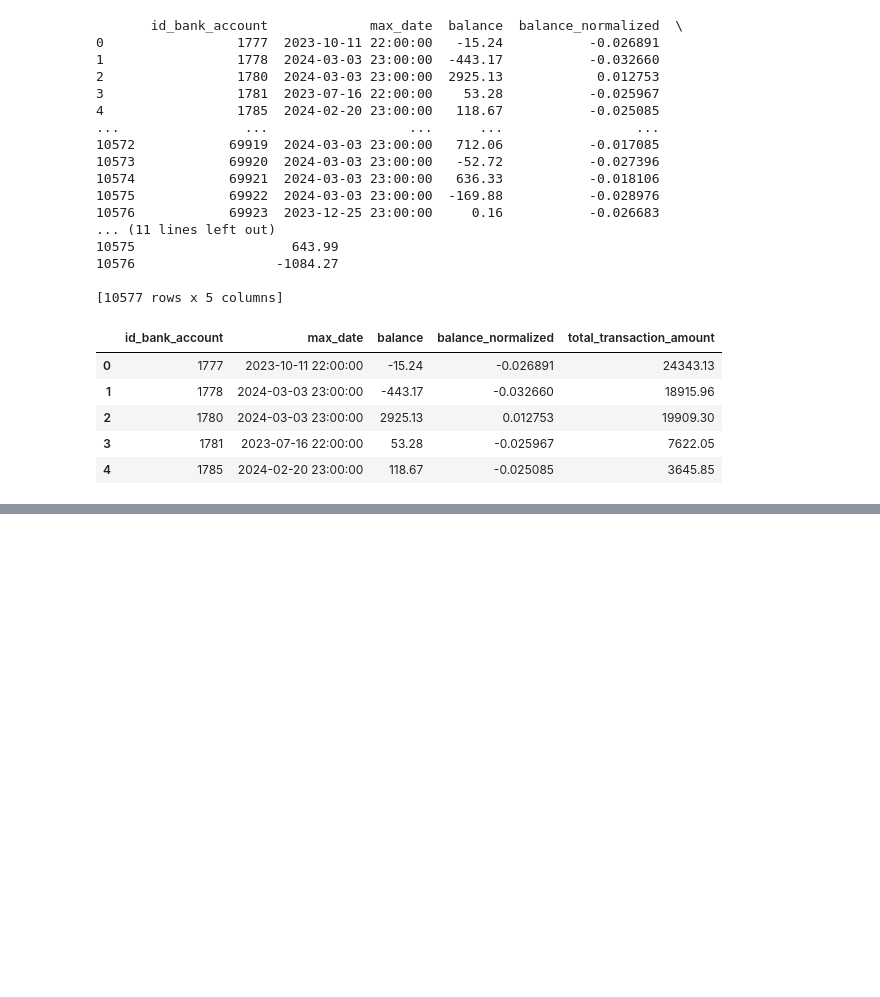
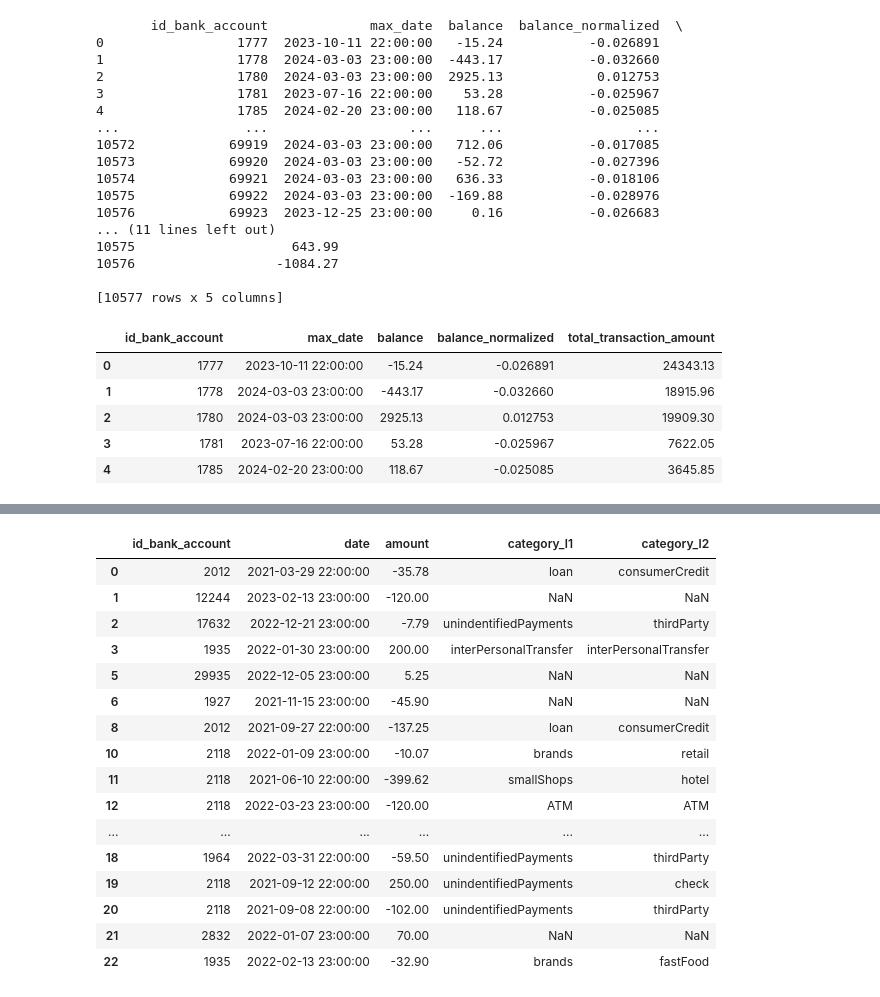
Before and after one commit to rouaabl/Projet-construction-d-un-score-d-octroi, a Jupyter notebook: start.ipynb, the cells around one changed output, grey strips where cells are left out. Cells and saved outputs as stored; diff of their text form; code cells hidden in the pictures; blank space fills up the shorter version.

```diff
--- a/start.ipynb
+++ b/start.ipynb
@@ -272,0 +314,20 @@ plt.show()
+# %%
+copy_trans.head(20)
+# %% [output]
+|  | id_bank_account | date | amount | category_l1 | category_l2 |
+| 0 | 2012 | 2021-03-29 22:00:00 | -35.78 | loan | consumerCredit |
+| 1 | 12244 | 2023-02-13 23:00:00 | -120.00 | NaN | NaN |
+| 2 | 17632 | 2022-12-21 23:00:00 | -7.79 | unindentifiedPayments | thirdParty |
+| 3 | 1935 | 2022-01-30 23:00:00 | 200.00 | interPersonalTransfer | interPersonalTransfer |
+| 5 | 29935 | 2022-12-05 23:00:00 | 5.25 | NaN | NaN |
+| 6 | 1927 | 2021-11-15 23:00:00 | -45.90 | NaN | NaN |
+| 8 | 2012 | 2021-09-27 22:00:00 | -137.25 | loan | consumerCredit |
+| 10 | 2118 | 2022-01-09 23:00:00 | -10.07 | brands | retail |
+| 11 | 2118 | 2021-06-10 22:00:00 | -399.62 | smallShops | hotel |
+| 12 | 2118 | 2022-03-23 23:00:00 | -120.00 | ATM | ATM |
+| ... | ... | ... | ... | ... | ... |
+| 18 | 1964 | 2022-03-31 22:00:00 | -59.50 | unindentifiedPayments | thirdParty |
+| 19 | 2118 | 2021-09-12 22:00:00 | 250.00 | unindentifiedPayments | check |
+| 20 | 2118 | 2021-09-08 22:00:00 | -102.00 | unindentifiedPayments | thirdParty |
+| 21 | 2832 | 2022-01-07 23:00:00 | 70.00 | NaN | NaN |
+| 22 | 1935 | 2022-02-13 23:00:00 | -32.90 | brands | fastFood |
```
Also changed, not shown: parts of 12 cells of this notebook.
